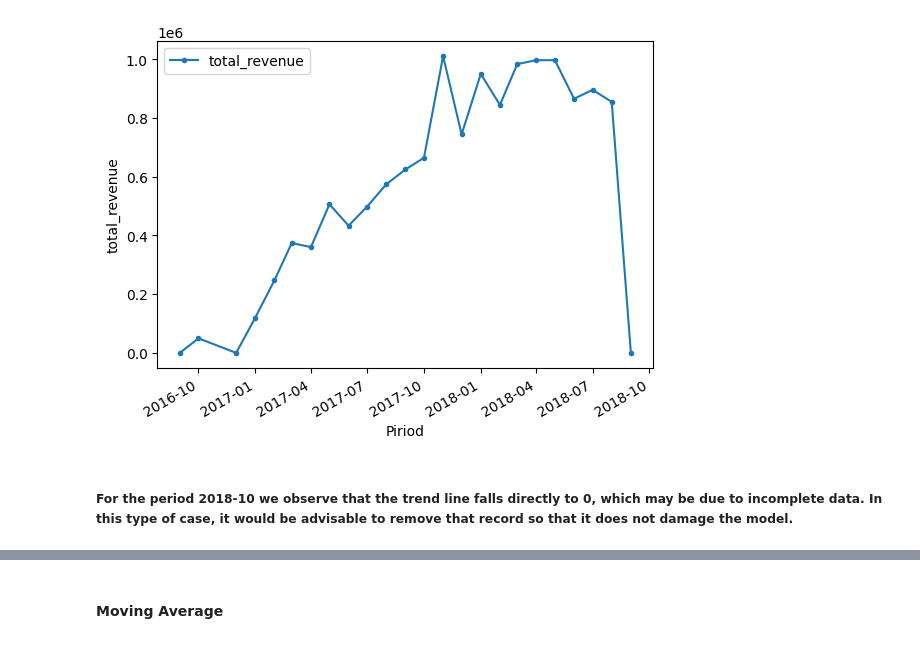
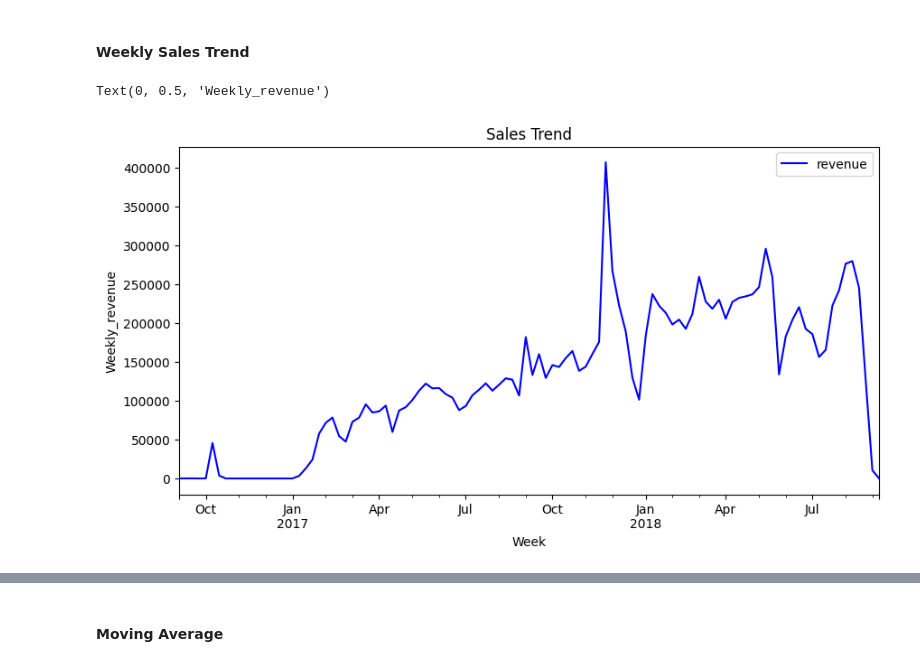
Before and after one commit to ferrettijaime-cmd/Professional_portfolio, a Jupyter notebook: Olist_Linear_regression_analysis_ML/Scripts Python/olist_linear_r_analysis.ipynb, the cells around one changed output, grey strips where cells are left out. Drawn from its saved outputs; the diff is of its cells as text; code cells hidden in the pictures.

```diff
--- a/Olist_Linear_regression_analysis_ML/Scripts Python/olist_linear_r_analysis.ipynb
+++ b/Olist_Linear_regression_analysis_ML/Scripts Python/olist_linear_r_analysis.ipynb
@@ -23,13 +23,13 @@ database = os.getenv("DB_NAME")
 try:
     query="""
     (select
-      date_trunc('month', order_purchase_timestamp) as Month,
-      sum(price) as total_revenue
+        order_purchase_timestamp::date as order_day,
+        sum(price) as revenue
     from
-     analytics.fact_orders
-     where order_purchase_timestamp is not null
-     group by Month
-     order by Month) as Revenue_query
+        analytics.fact_orders
+        where order_purchase_timestamp is not null
+     group by order_day
+     order by order_day) as Revenue_query
      """
 
     sales_df = spark.read.format("jdbc") \
@@ -58,10 +58,10 @@ only showing top 5 rows
 # %%
 import pandas as pd
 sales_pd = sales_df.toPandas()
-sales_pd["month"] = pd.to_datetime(sales_pd["month"])
-sales_pd["total_revenue"] = pd.to_numeric(sales_pd["total_revenue"])
-sales_pd = sales_pd.sort_values("month")
-sales_pd.set_index("month", inplace=True)
+sales_pd["order_day"] = pd.to_datetime(sales_pd["order_day"])
+sales_pd.set_index('order_day', inplace=True)
+sales_pd["revenue"] = pd.to_numeric(sales_pd["revenue"])
+sales_pd = sales_pd.sort_values("order_day")
 sales_pd.info()
 # %% [output]
 <class 'pandas.DataFrame'>
@@ -75,8 +87,11 @@ memory usage: 384.0 bytes
+# %% [markdown]
+#### Weekly Sales Trend
 # %%
-axes = sales_pd.plot(y="total_revenue", style= ".-")
-y_label = axes.set_ylabel("total_revenue")
-x_label = axes.set_xlabel("Piriod")
+weekly_sales = sales_pd.resample("W").sum()
+axis = weekly_sales.plot(figsize=(10,5), color='blue')
+axis.set_title("Sales Trend")
+axis.set_xlabel("Week")
+axis.set_ylabel("Weekly_revenue")
 # %% [output]
+Text(0, 0.5, 'Weekly_revenue')
-[figure, old version]
+[figure, new version]
-# %% [markdown]
-##### For the period 2018-10 we observe that the trend line falls directly to 0, which may be due to incomplete data. In this type of case, it would be advisable to remove that record so that it does not damage the model.
```
Also changed, not shown: parts of 26 cells of this notebook.
